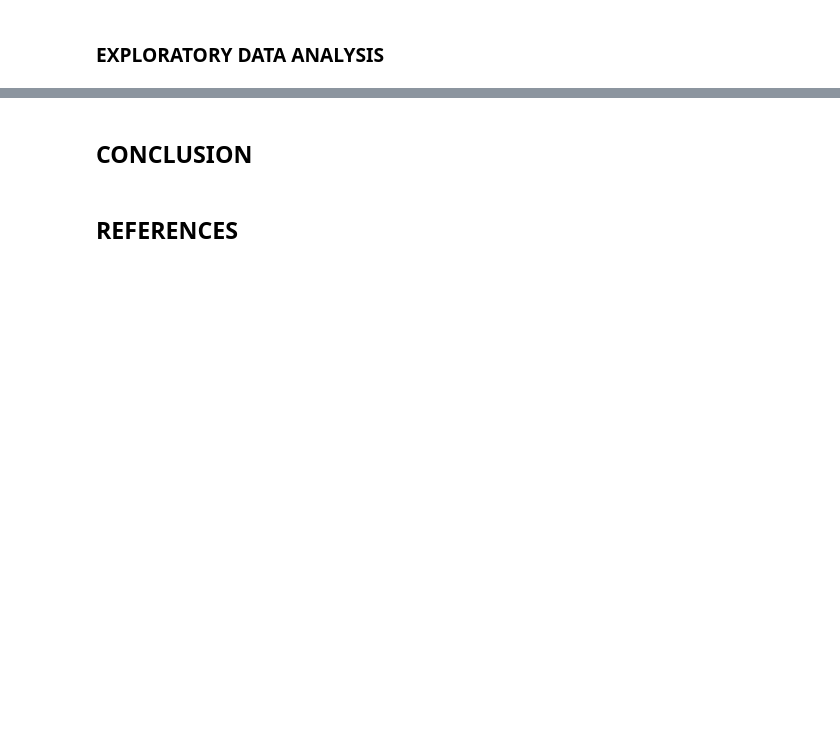
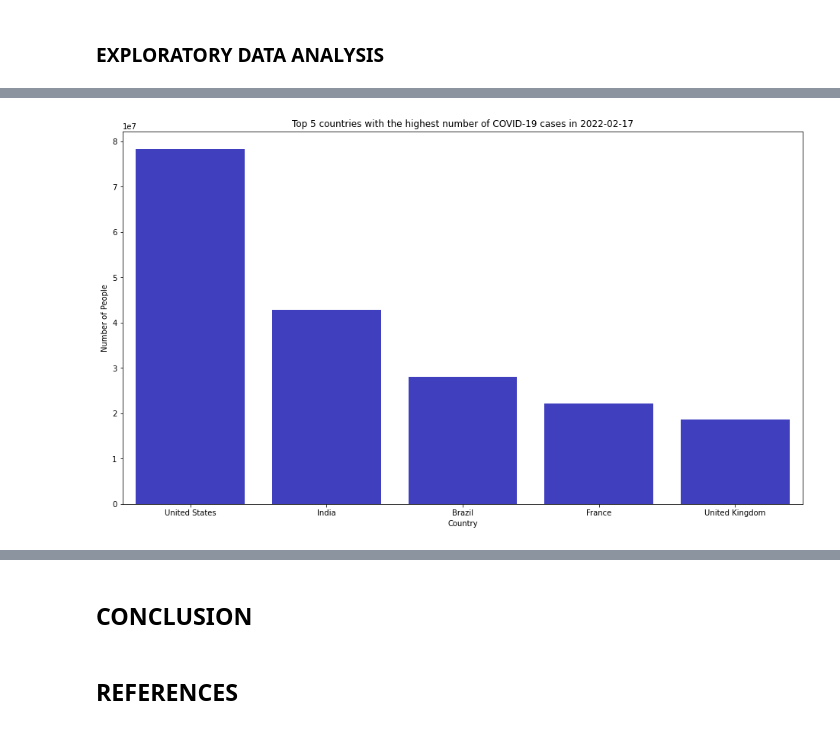
Before and after one commit to davidehosein/COVID-19-Analysis, a Jupyter notebook: covid_19_analysis.ipynb, the cells around one changed output, grey strips where cells are left out. Cells and saved outputs as stored; diff of their text form; code cells hidden in the pictures; blank space fills up the shorter version.

Commit message:
Modified the problem statement. Performed some EDA including Geospatial Visualization. Fixed some incorrect spellings, and reworded some sections.

```diff
--- a/covid_19_analysis.ipynb
+++ b/covid_19_analysis.ipynb
@@ -258,6 +260,6 @@ df.drop_duplicates(inplace=True) # Removes any duplicate rows.
 # %% [markdown]
 It was observed the the "date" column in the "df" DataFrame is of the "object" datatype. The "date" column was then converted to the"<M8[ns]" datatype. The "<M8[ns]" datatype is a specific representation of the "datetime64[ns]" datatype.
 # %%
-df['date'] = pd.to_datetime(df['date'], format='%Y-%m-%d')# Converts the datatype of the "date" column in the DataFrame to "<M8[ns]".
-df['date'].dtype # Displays the datatype of the "date" column in the DataFrame.
+df['date'] = pd.to_datetime(df['date']).dt.date # Converts the datatype of the "date" column in the "df" DataFrame to "<M8[ns]".
+df['date'].dtype # Displays the datatype of the "date" column in the "df" DataFrame.
 # %% [output]
@@ -357,0 +362,4 @@ There are 192 countries in the dataset.
+# %%
+min_date = df['date'].min() # Returns the minimum value in the "date" column in the "df" DataFrame.
+max_date = df['date'].max() # Returns the maximum value in the "date" column in the "df" DataFrame.
+print(f"The date range is {min_date} to {max_date}.")
@@ -357,0 +370,5 @@ There are 192 countries in the dataset.
+# %%
+condition = df['date'] == max_date # Condition to filter the "df" DataFrame by the maximum date.
+max_date_df = df.loc[condition] # Applies the condition to the "df" DataFrame, and returns a new DataFrame.
+
+max_date_df # Displays the "max_date_df" DataFrame.
@@ -357,0 +411,9 @@ There are 192 countries in the dataset.
+# %%
+# Sorts the "max_date_df" DataFrame in descending order by the "total_cases" column, and stores the result in a new DataFrame.
+cases_df = max_date_df.sort_values(by='total_cases', ascending=False)
+
+# Obtains the first 5 rows of the "cases_df" DataFrame, and stores the result in a new DataFrame.
+top_5_countries_by_cases_df = cases_df.iloc[:5]
+
+# Converts each value in the "location" column of the "top_5_countries_by_cases_df" DataFrame into title case.
+top_5_countries_by_cases_df['location'] = top_5_countries_by_cases_df['location'].str.title()
@@ -357,0 +426,11 @@ There are 192 countries in the dataset.
+# %%
+fig, ax = plt.subplots(figsize=(16, 9)) # Sets the size of the plot.
+
+# Generates a bar plot of the top 5 countries with the highest number of COVID-19 cases in 2022-02-17.
+sns.barplot(x="location", y="total_cases", data=top_5_countries_by_cases_df, color='blue', saturation=0.5)
+plt.xlabel('Country') # x-axis label.
+plt.ylabel('Number of People') # y-axis label.
+plt.title('Top 5 countries with the highest number of COVID-19 cases in 2022-02-17') # Title of plot.
+plt.show() # Displays the plot.
+# %% [output]
+[figure, added]
```
Also changed, not shown: parts of 52 cells of this notebook.
